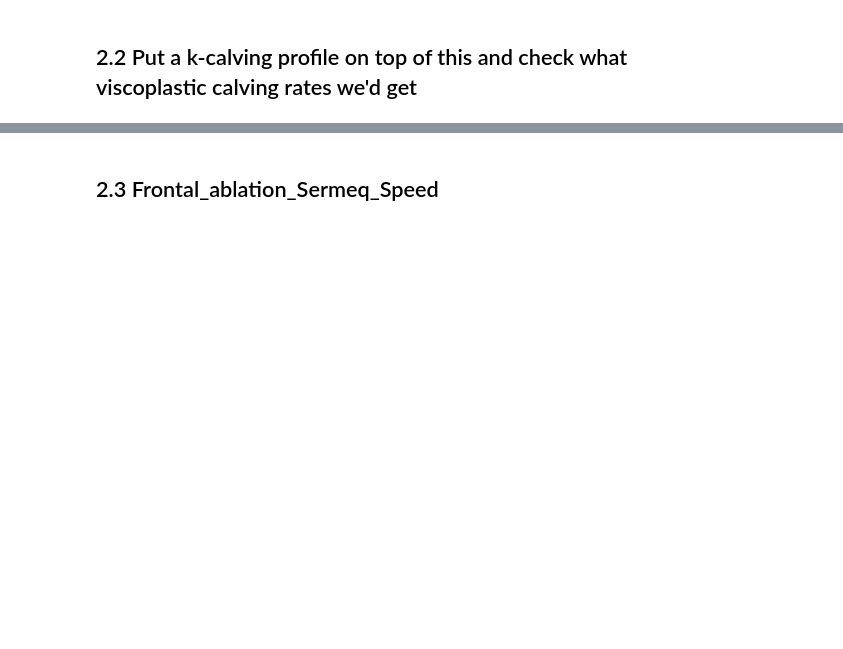
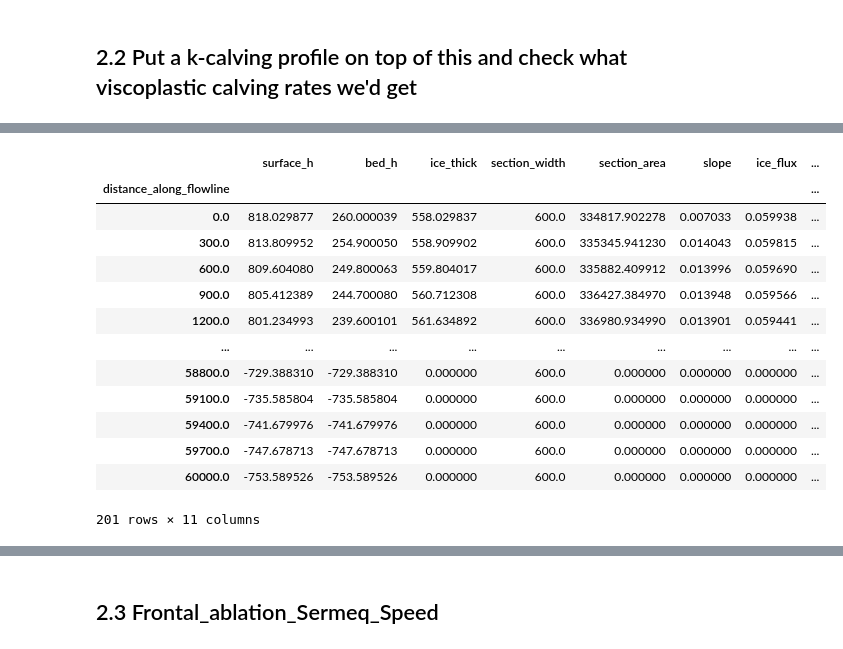
Before and after one commit to Ruitangtang/oggm, a Jupyter notebook: oggm/FA_Sermeq_R&L/Idealized_topo_FA_Sermeq.ipynb, the cells around one changed output, grey strips where cells are left out. Saved outputs shown, nothing was run; the diff lists cells and outputs as text; code cells hidden in the pictures; blank space fills up the shorter version.

```diff
--- a/oggm/FA_Sermeq_R&L/Idealized_topo_FA_Sermeq.ipynb
+++ b/oggm/FA_Sermeq_R&L/Idealized_topo_FA_Sermeq.ipynb
@@ -87,31 +89,19 @@ model = FluxBasedModel(bu_fl, mb_model=mb_model,
                        is_tidewater=True,
                        calving_use_limiter=True,  # default is True
                        flux_gate=0.06,  # default is 0
-                       calving_k=0.2,  # default is 2.4
+                       calving_k=None, # default is 2.4s
                        do_kcalving=True,
-                       calving_law=k_calving_law,
+                       calving_law=fa_sermeq_speed_law
                       )
 # long enough to reach approx. equilibrium
-ds = model.run_until_and_store(6000)
+ds = model.run_until_and_store(15000)
 df_diag = model.get_diagnostics()
 
 # save the k-calving results in the dataset
-my_data_output={'k-calving_m3a_TimeSeri':ds.calving_m3,'k-calving_rate_ma_TimeSeri':ds.calving_rate_myr,'k-calving_myr_Mean':model.calving_rate_myr}
+my_data_output={'fa_sermeq_calving_m3a_TimeSeri':ds.calving_m3,'fa_sermeq_calving_rate_ma_TimeSeri':ds.calving_rate_myr,'fa_sermeq_calving_myr_Mean':model.calving_rate_myr}
 # print the k-calving rate
 with open(file_txt_path_name,"a") as file:
-    print('--------------- K-Calving results ---------------',file=file)
-    print('The averaged k-calving rate over the 6000 years is {:.2f} m per year, '
+    print('--------------- fa_sermeq_Calving results ---------------',file=file)
+    print('The averaged fa_sermeq_calving rate over the 15000 years is {:.2f} m per year, '
       '\n and {:.2f} m3 per year \n'.format(model.calving_rate_myr,model.calving_m3_since_y0/6000),file=file)
 ## TODO: save the data in a picklds file
-
-
-# check the timeseries of volume (same to the calving and calving rate, use ds.calving_m3, calving_rate_myr)
-f, ax = plt.subplots(1, 1, figsize=(12, 8))
-ax=(ds.volume_m3*1e-9).plot()
-plt.ylabel('Volume [m$^{3}$]')
-plt.xlabel('Time')
-plt.grid(axis='y', color='0.95')
-plt.grid(axis='x', color='0.95')
-#save the figure
-# plt.savefig(Figpath_Folder_tif_path+rgi_id+'Volume_change_Timeseries'+'.tif',dpi=600,bbox_inches='tight')
-# plt.savefig(Figpath_Folder_png_path+rgi_id+'Volume_change_Timeseries'+'.png',dpi=600,bbox_inches='tight')
@@ -141,0 +194,17 @@ legend_profile=plt.legend(handles=[lns2,lns3,lns4],loc='upper right')
+# %%
+df_diag
+# %% [output]
+|  | surface_h | bed_h | ice_thick | section_width | section_area | slope | ice_flux | ... |
+| distance_along_flowline |  |  |  |  |  |  |  | ... |
+| 0.0 | 818.029877 | 260.000039 | 558.029837 | 600.0 | 334817.902278 | 0.007033 | 0.059938 | ... |
+| 300.0 | 813.809952 | 254.900050 | 558.909902 | 600.0 | 335345.941230 | 0.014043 | 0.059815 | ... |
+| 600.0 | 809.604080 | 249.800063 | 559.804017 | 600.0 | 335882.409912 | 0.013996 | 0.059690 | ... |
+| 900.0 | 805.412389 | 244.700080 | 560.712308 | 600.0 | 336427.384970 | 0.013948 | 0.059566 | ... |
+| 1200.0 | 801.234993 | 239.600101 | 561.634892 | 600.0 | 336980.934990 | 0.013901 | 0.059441 | ... |
+| ... | ... | ... | ... | ... | ... | ... | ... | ... |
+| 58800.0 | -729.388310 | -729.388310 | 0.000000 | 600.0 | 0.000000 | 0.000000 | 0.000000 | ... |
+| 59100.0 | -735.585804 | -735.585804 | 0.000000 | 600.0 | 0.000000 | 0.000000 | 0.000000 | ... |
+| 59400.0 | -741.679976 | -741.679976 | 0.000000 | 600.0 | 0.000000 | 0.000000 | 0.000000 | ... |
+| 59700.0 | -747.678713 | -747.678713 | 0.000000 | 600.0 | 0.000000 | 0.000000 | 0.000000 | ... |
+| 60000.0 | -753.589526 | -753.589526 | 0.000000 | 600.0 | 0.000000 | 0.000000 | 0.000000 | ... |
+201 rows × 11 columns
```
Also changed, not shown: parts of 21 cells of this notebook, 5 other files.
